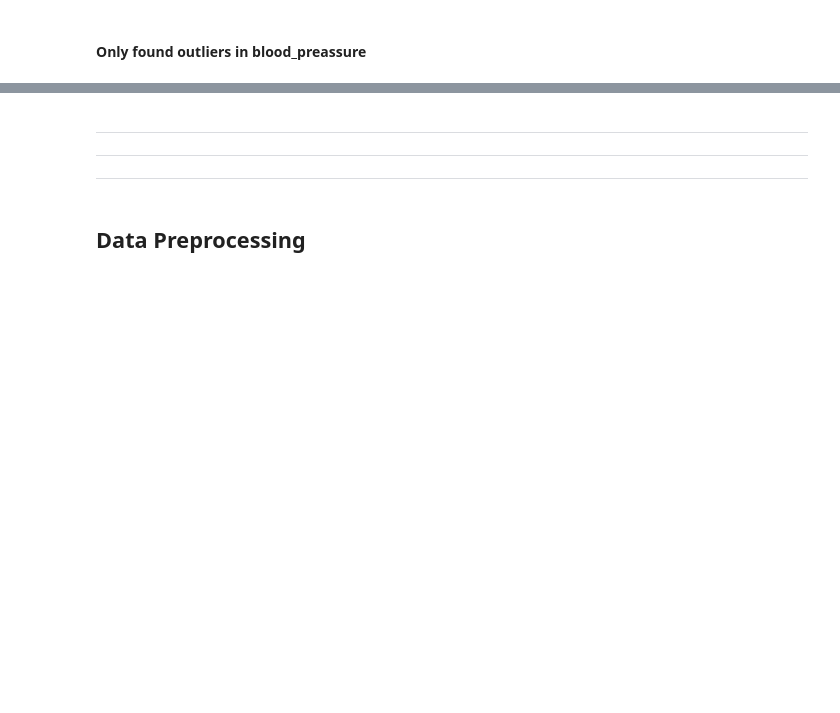
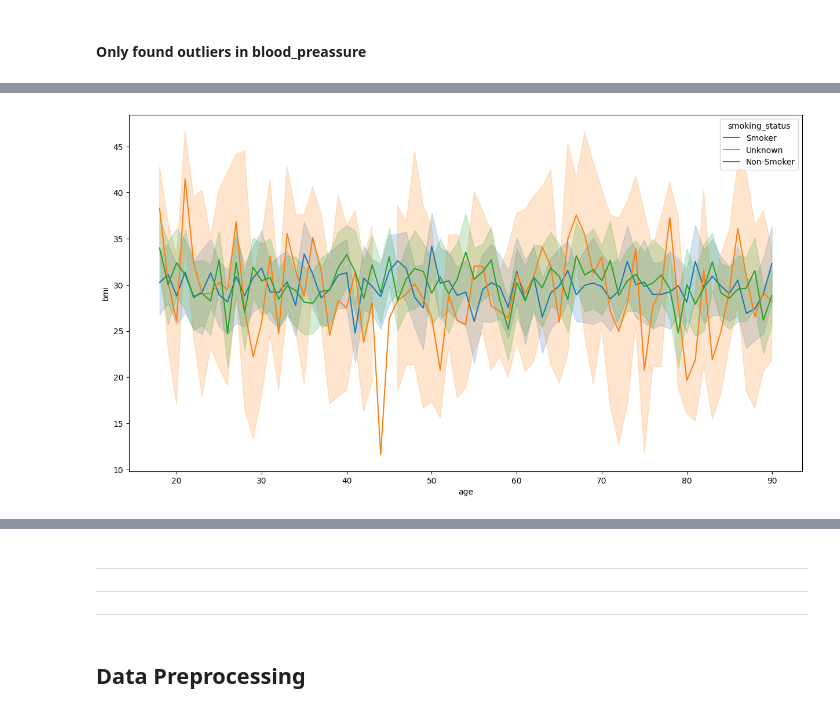
Before and after one commit to amn-sdqi/Case-Studies, a Jupyter notebook: Segmenting Patients/main.ipynb, the cells around one changed output, grey strips where cells are left out. Drawn from its saved outputs; the diff is of its cells as text; code cells hidden in the pictures; blank space fills up the shorter version.

```diff
--- a/Segmenting Patients/main.ipynb
+++ b/Segmenting Patients/main.ipynb
@@ -98,0 +119,6 @@ plt.show()
+# %%
+plt.figure(figsize=(15, 8))
+sns.lineplot(y=df["bmi"], x=df["age"], hue=df["smoking_status"])
+plt.show()
+# %% [output]
+[figure, added]
```
Also changed, not shown: parts of 10 cells of this notebook.
